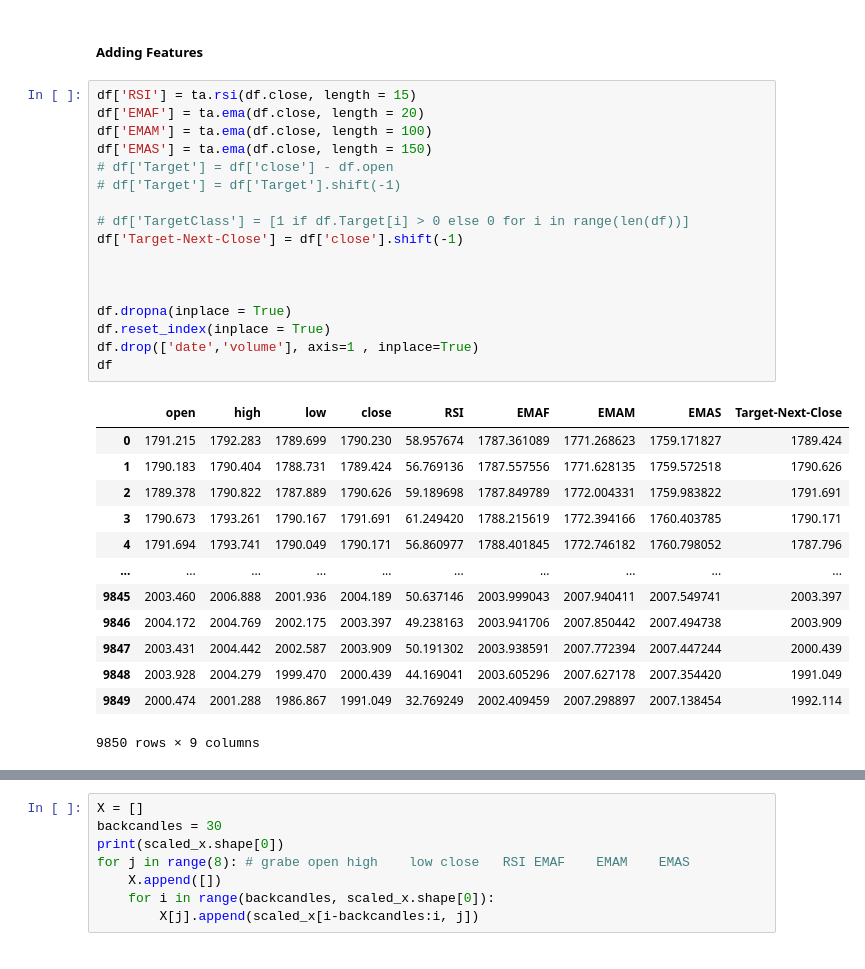
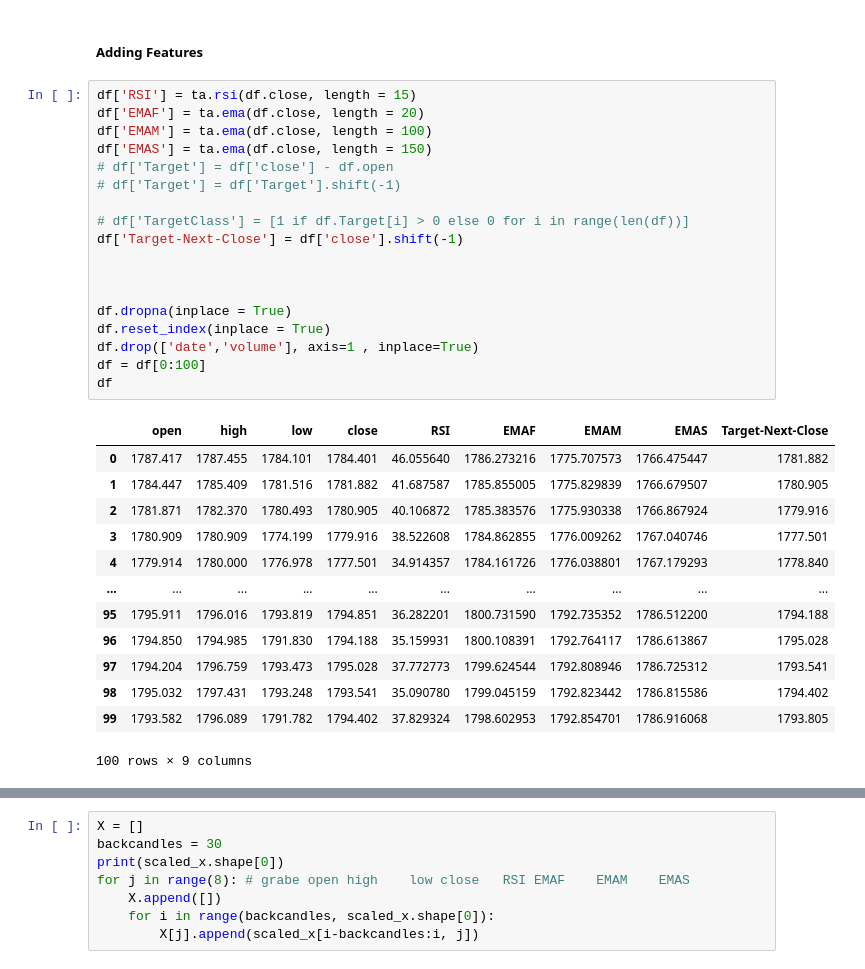
Before and after one commit to pkong001/Neural-Network-XAUUSD, a Jupyter notebook: LSTM me.ipynb, the cells around one changed output, grey strips where cells are left out. Drawn from its saved outputs; the diff is of its cells as text.

```diff
--- a/LSTM me.ipynb
+++ b/LSTM me.ipynb
@@ -51,31 +51,32 @@ date
 # %%
 df['RSI'] = ta.rsi(df.close, length = 15)
 df['EMAF'] = ta.ema(df.close, length = 20)
 df['EMAM'] = ta.ema(df.close, length = 100)
 df['EMAS'] = ta.ema(df.close, length = 150)
 # df['Target'] = df['close'] - df.open
 # df['Target'] = df['Target'].shift(-1)
 
 # df['TargetClass'] = [1 if df.Target[i] > 0 else 0 for i in range(len(df))]
 df['Target-Next-Close'] = df['close'].shift(-1)
 
 
 
 df.dropna(inplace = True)
 df.reset_index(inplace = True)
 df.drop(['date','volume'], axis=1 , inplace=True)
+df = df[0:100]
 df
 # %% [output]
 |  | open | high | low | close | RSI | EMAF | EMAM | EMAS | Target-Next-Close |
-| 0 | 1791.215 | 1792.283 | 1789.699 | 1790.230 | 58.957674 | 1787.361089 | 1771.268623 | 1759.171827 | 1789.424 |
-| 1 | 1790.183 | 1790.404 | 1788.731 | 1789.424 | 56.769136 | 1787.557556 | 1771.628135 | 1759.572518 | 1790.626 |
-| 2 | 1789.378 | 1790.822 | 1787.889 | 1790.626 | 59.189698 | 1787.849789 | 1772.004331 | 1759.983822 | 1791.691 |
-| 3 | 1790.673 | 1793.261 | 1790.167 | 1791.691 | 61.249420 | 1788.215619 | 1772.394166 | 1760.403785 | 1790.171 |
-| 4 | 1791.694 | 1793.741 | 1790.049 | 1790.171 | 56.860977 | 1788.401845 | 1772.746182 | 1760.798052 | 1787.796 |
+| 0 | 1787.417 | 1787.455 | 1784.101 | 1784.401 | 46.055640 | 1786.273216 | 1775.707573 | 1766.475447 | 1781.882 |
+| 1 | 1784.447 | 1785.409 | 1781.516 | 1781.882 | 41.687587 | 1785.855005 | 1775.829839 | 1766.679507 | 1780.905 |
+| 2 | 1781.871 | 1782.370 | 1780.493 | 1780.905 | 40.106872 | 1785.383576 | 1775.930338 | 1766.867924 | 1779.916 |
+| 3 | 1780.909 | 1780.909 | 1774.199 | 1779.916 | 38.522608 | 1784.862855 | 1776.009262 | 1767.040746 | 1777.501 |
+| 4 | 1779.914 | 1780.000 | 1776.978 | 1777.501 | 34.914357 | 1784.161726 | 1776.038801 | 1767.179293 | 1778.840 |
 | ... | ... | ... | ... | ... | ... | ... | ... | ... | ... |
-| 9845 | 2003.460 | 2006.888 | 2001.936 | 2004.189 | 50.637146 | 2003.999043 | 2007.940411 | 2007.549741 | 2003.397 |
-| 9846 | 2004.172 | 2004.769 | 2002.175 | 2003.397 | 49.238163 | 2003.941706 | 2007.850442 | 2007.494738 | 2003.909 |
-| 9847 | 2003.431 | 2004.442 | 2002.587 | 2003.909 | 50.191302 | 2003.938591 | 2007.772394 | 2007.447244 | 2000.439 |
-| 9848 | 2003.928 | 2004.279 | 1999.470 | 2000.439 | 44.169041 | 2003.605296 | 2007.627178 | 2007.354420 | 1991.049 |
-| 9849 | 2000.474 | 2001.288 | 1986.867 | 1991.049 | 32.769249 | 2002.409459 | 2007.298897 | 2007.138454 | 1992.114 |
+| 95 | 1795.911 | 1796.016 | 1793.819 | 1794.851 | 36.282201 | 1800.731590 | 1792.735352 | 1786.512200 | 1794.188 |
+| 96 | 1794.850 | 1794.985 | 1791.830 | 1794.188 | 35.159931 | 1800.108391 | 1792.764117 | 1786.613867 | 1795.028 |
+| 97 | 1794.204 | 1796.759 | 1793.473 | 1795.028 | 37.772773 | 1799.624544 | 1792.808946 | 1786.725312 | 1793.541 |
+| 98 | 1795.032 | 1797.431 | 1793.248 | 1793.541 | 35.090780 | 1799.045159 | 1792.823442 | 1786.815586 | 1794.402 |
+| 99 | 1793.582 | 1796.089 | 1791.782 | 1794.402 | 37.829324 | 1798.602953 | 1792.854701 | 1786.916068 | 1793.805 |
-9850 rows × 9 columns
+100 rows × 9 columns
```
Also changed, not shown: parts of 26 cells of this notebook, 4 other files.
